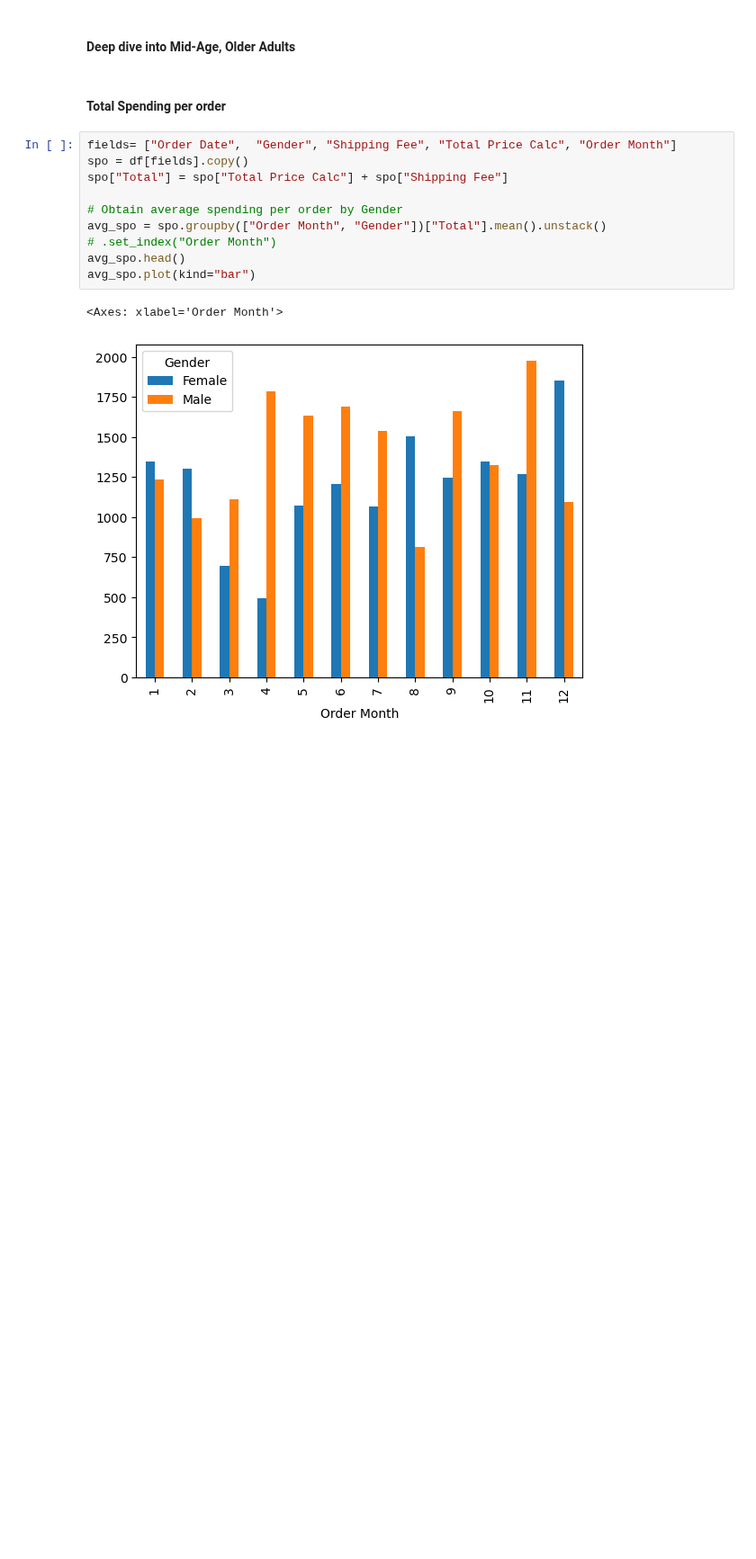
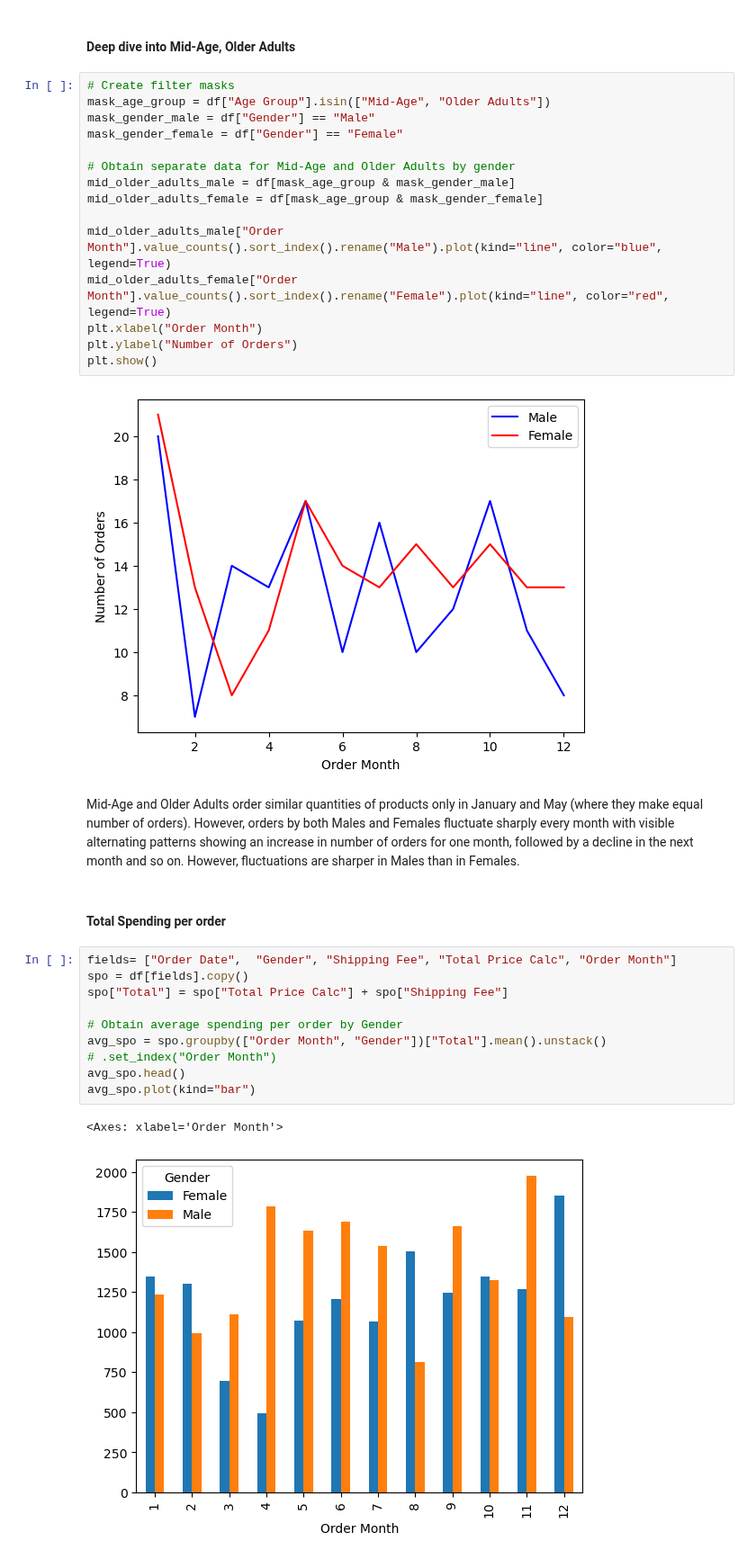
Before and after one commit to Mohammed-Hanan-Othman/ecommerce-sales-analysis, a Jupyter notebook: notebooks/1.customer_behaviour_analysis.ipynb, the cells around one changed output. Shown at 90% size. Drawn from its saved outputs; the diff is of its cells as text; blank space fills up the shorter version.

```diff
--- a/notebooks/1.customer_behaviour_analysis.ipynb
+++ b/notebooks/1.customer_behaviour_analysis.ipynb
@@ -129,5 +179,24 @@ Males consistently have higher average spending, except for the age groups `Adul
 # %% [markdown]
 #### Deep dive into Mid-Age, Older Adults
+# %%
+# Create filter masks
+mask_age_group = df["Age Group"].isin(["Mid-Age", "Older Adults"])
+mask_gender_male = df["Gender"] == "Male"
+mask_gender_female = df["Gender"] == "Female"
+
+# Obtain separate data for Mid-Age and Older Adults by gender
+mid_older_adults_male = df[mask_age_group & mask_gender_male]
+mid_older_adults_female = df[mask_age_group & mask_gender_female]
+
+mid_older_adults_male["Order Month"].value_counts().sort_index().rename("Male").plot(kind="line", color="blue", legend=True)
+mid_older_adults_female["Order Month"].value_counts().sort_index().rename("Female").plot(kind="line", color="red", legend=True)
+plt.xlabel("Order Month")
+plt.ylabel("Number of Orders")
+plt.show()
+# %% [output]
+[figure, added]
+# %% [markdown]
+Mid-Age and Older Adults order similar quantities of products only in January and May (where they make equal number of orders). However, orders by both Males and Females fluctuate sharply every month with visible alternating patterns showing an increase in number of orders for one month, followed by a decline in the next month and so on. However, fluctuations are sharper in Males than in Females.
 # %% [markdown]
 #### Total Spending per order
 # %%
```
Also changed, not shown: parts of 12 cells of this notebook.
